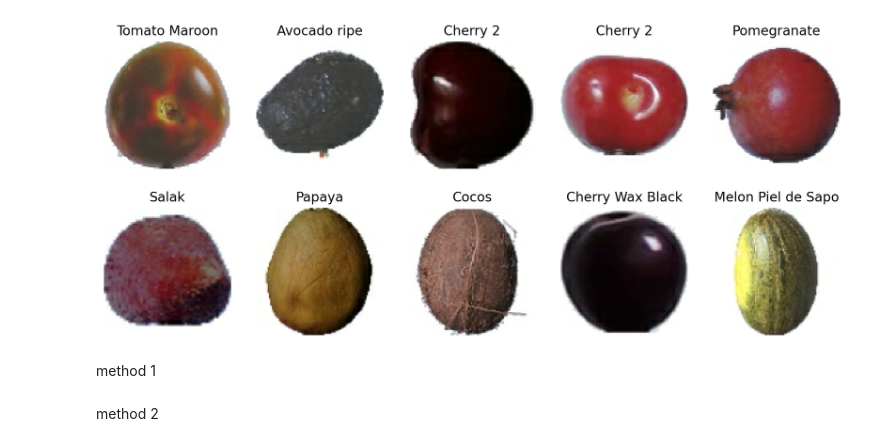
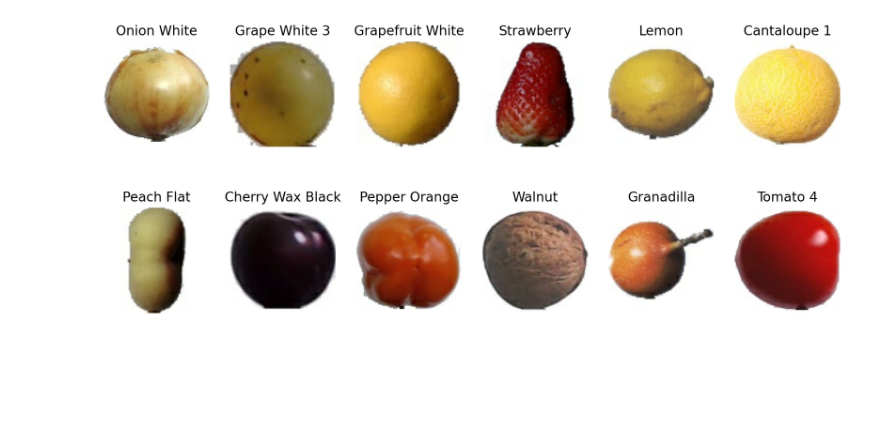
Before and after one commit to JaswanthKrishnaE/Fruit-classification-using-CNN, a Jupyter notebook: fruits-classification.ipynb, the cells around one changed output. Drawn from its saved outputs; the diff is of its cells as text; code cells hidden in the pictures; blank space fills up the shorter version.

Commit message:
Kaggle Notebook | Fruits_Classification | Version 4

```diff
--- a/fruits-classification.ipynb
+++ b/fruits-classification.ipynb
@@ -17,14 +16,14 @@ BATCH_SIZE = 128
 IMAGE_SIZE = 100
 # %%
 #loading in and preprocessing the train and test datasets
-train_dataset = tf.keras.preprocessing.image_dataset_from_directory(dir+
-    "fruits-360\Training",
+train_dataset = tf.keras.preprocessing.image_dataset_from_directory(
+    "/kaggle/input/fruits/fruits-360_dataset/fruits-360/Training",
     shuffle=True,
     image_size=(IMAGE_SIZE, IMAGE_SIZE),
     batch_size=BATCH_SIZE
 )
-test_dataset = tf.keras.preprocessing.image_dataset_from_directory(dir+
-    "fruits-360/Test",
+test_dataset = tf.keras.preprocessing.image_dataset_from_directory(
+    "/kaggle/input/fruits/fruits-360_dataset/fruits-360/Test",
     shuffle=True,
     image_size=(IMAGE_SIZE, IMAGE_SIZE),
     batch_size=BATCH_SIZE
@@ -56,19 +34,18 @@ Train_class_names
 # %%
+Train_class_names = train_dataset.class_names
 plt.figure(figsize=(12,5),dpi=200)
 for image_batch, label_batch in train_dataset.take(1):
-    for i in range(10):
-        ax = plt.subplot(2,5, i+1)
+    for i in range(12):
+        ax = plt.subplot(2,6, i+1)
         plt.imshow(image_batch[i].numpy().astype('uint8'))
         plt.title(Train_class_names[label_batch[i]])
         plt.axis('off')
-# plt.savefig('/fruit-360/Visualizing.jpg')
+plt.savefig('Visualizing.jpg')
 # %% [output]
-[figure, old version]
+[figure, new version]
 # %%
 # gpus = tf.config.experimental.list_physical_devices('GPU')
 # tf.config.experimental.set_visible_devices(gpus[0], 'GPU')
-# %% [markdown]
-method 1
 # %%
 model = tf.keras.models.Sequential([
     tf.keras.layers.Rescaling(1./255, input_shape=(100, 100, 3)), #Rescaling
@@ -90,6 +67,4 @@ model = tf.keras.models.Sequential([
     ])
-# %% [markdown]
-method 2
 # %%
 model.compile(optimizer='adam',
              loss=tf.keras.losses.SparseCategoricalCrossentropy(from_logits=True),
```
Also changed, not shown: parts of 12 cells of this notebook.
